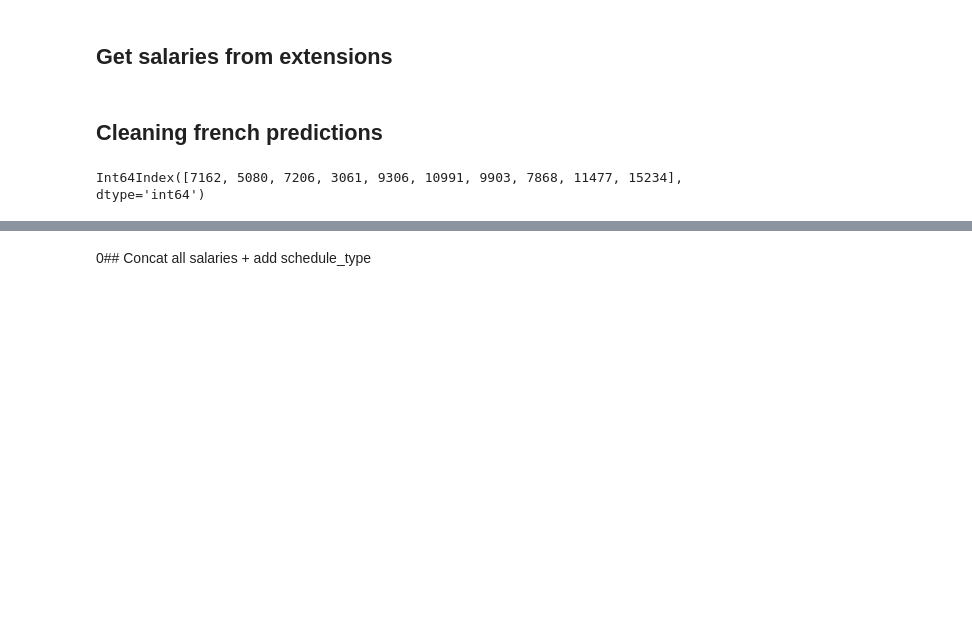
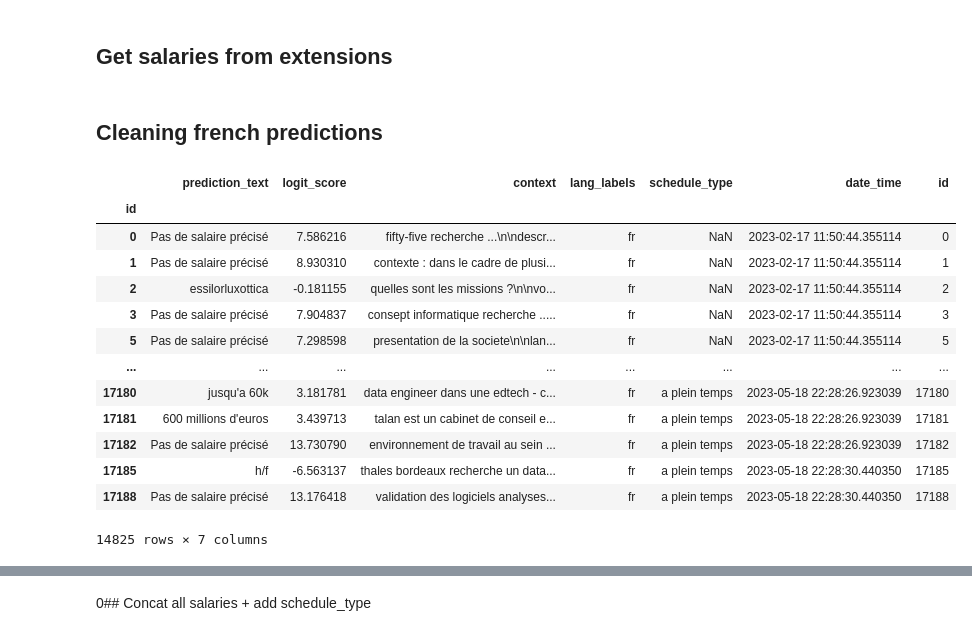
Before and after one commit to Axelrda/gg_job_search, a Jupyter notebook: notebooks/salary_cleaning.ipynb, the cells around one changed output, grey strips where cells are left out. Cells and saved outputs as stored; diff of their text form; code cells hidden in the pictures; blank space fills up the shorter version.

```diff
--- a/notebooks/salary_cleaning.ipynb
+++ b/notebooks/salary_cleaning.ipynb
@@ -21,6 +54,7 @@ import preprocessing.preprocess as pp
 # %%
-predicted_salaries = pd.read_csv('/content/drive/MyDrive/github/gg_job_search/data/qa_pred_salary.csv')
-all_data = pd.read_csv('/content/drive/MyDrive/github/gg_job_search/data/gg_job_search_all_RAW.csv')
+predicted_salaries = pd.read_csv('/home/axel/Documents/gg_job_search/data/qa_pred_salary.csv')
 
-pred_df = predicted_salaries.copy()
-all_df = all_data.copy()
+#pred_df = predicted_salaries.copy()
+#all_df = all_data.copy()
+
+all_df = pd.read_csv('/home/axel/Documents/gg_job_search/data/gg_job_search_all_RAW.csv')
@@ -115,5 +165,24 @@ extensions_salaries = extensions_salaries.merge(ext_slr_infos, left_index=True,
 # %%
 # get french records
 pred_fr = pp.get_lang_records(predicted_salaries, 'fr').set_index('id')
+# %%
+pred_fr['id'] = pred_fr.index
+# %%
+pred_fr
+# %% [output]
+|  | prediction_text | logit_score | context | lang_labels | schedule_type | date_time | id |
+| id |  |  |  |  |  |  |  |
+| 0 | Pas de salaire précisé | 7.586216 | fifty-five recherche ...\n\ndescr... | fr | NaN | 2023-02-17 11:50:44.355114 | 0 |
+| 1 | Pas de salaire précisé | 8.930310 | contexte : dans le cadre de plusi... | fr | NaN | 2023-02-17 11:50:44.355114 | 1 |
+| 2 | essilorluxottica | -0.181155 | quelles sont les missions ?\n\nvo... | fr | NaN | 2023-02-17 11:50:44.355114 | 2 |
+| 3 | Pas de salaire précisé | 7.904837 | consept informatique recherche ..... | fr | NaN | 2023-02-17 11:50:44.355114 | 3 |
+| 5 | Pas de salaire précisé | 7.298598 | presentation de la societe\n\nlan... | fr | NaN | 2023-02-17 11:50:44.355114 | 5 |
+| ... | ... | ... | ... | ... | ... | ... | ... |
+| 17180 | jusqu'a 60k | 3.181781 | data engineer dans une edtech - c... | fr | a plein temps | 2023-05-18 22:28:26.923039 | 17180 |
+| 17181 | 600 millions d'euros | 3.439713 | talan est un cabinet de conseil e... | fr | a plein temps | 2023-05-18 22:28:26.923039 | 17181 |
+| 17182 | Pas de salaire précisé | 13.730790 | environnement de travail au sein ... | fr | a plein temps | 2023-05-18 22:28:26.923039 | 17182 |
+| 17185 | h/f | -6.563137 | thales bordeaux recherche un data... | fr | a plein temps | 2023-05-18 22:28:30.440350 | 17185 |
+| 17188 | Pas de salaire précisé | 13.176418 | validation des logiciels analyses... | fr | a plein temps | 2023-05-18 22:28:30.440350 | 17188 |
+14825 rows × 7 columns
 # %%
 pred_text = pred_fr['prediction_text']
@@ -224,7 +299,5 @@ prediction_salaries = prediction_salaries.merge(pred_slr_infos, left_index=True,
 # %%
-pd.options.display.max_colwidth = 50
+pd.options.display.max_colwidth = 5000
 pred_only = all_df.iloc[prediction_salaries.index]
 
 #pred_only.loc[pred_only.description.str.len() < 1000]['description'].to_csv('/content/drive/MyDrive/github/gg_job_search/data/sal_data.csv', index=False)
-# %% [output]
-Int64Index([7162, 5080, 7206, 3061, 9306, 10991, 9903, 7868, 11477, 15234], dtype='int64')
```
Also changed, not shown: parts of 14 cells of this notebook, 4 other files.
